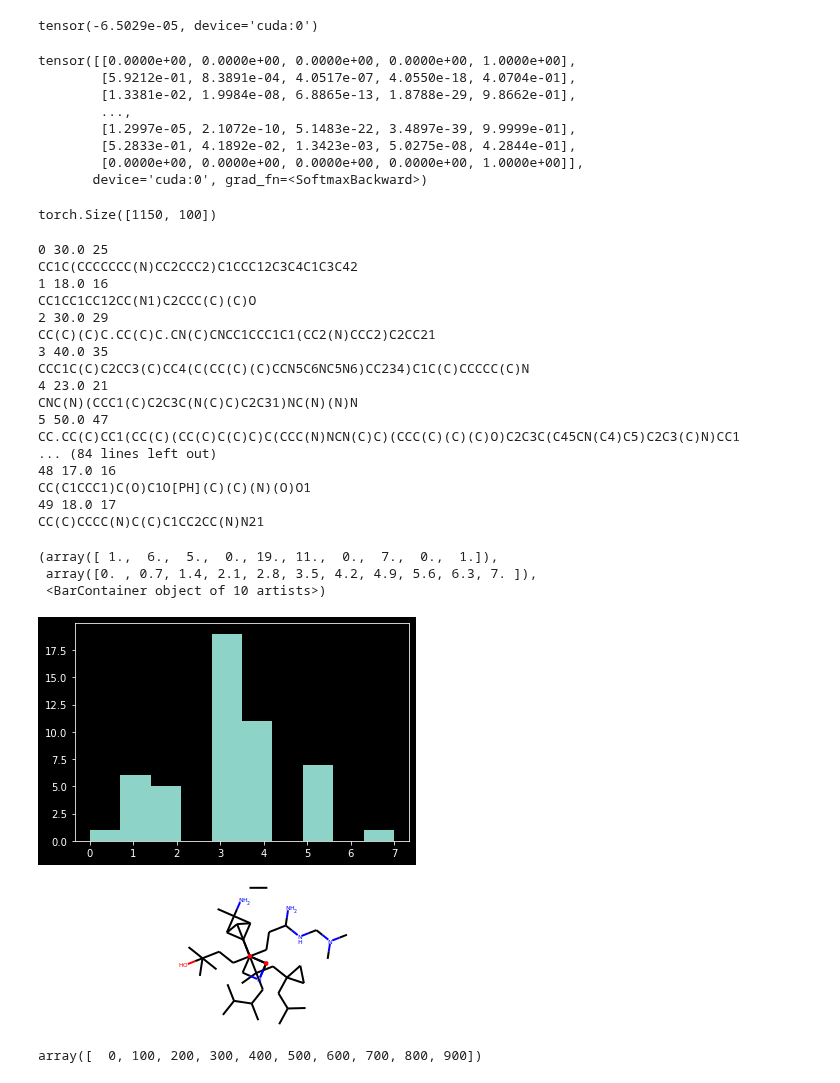
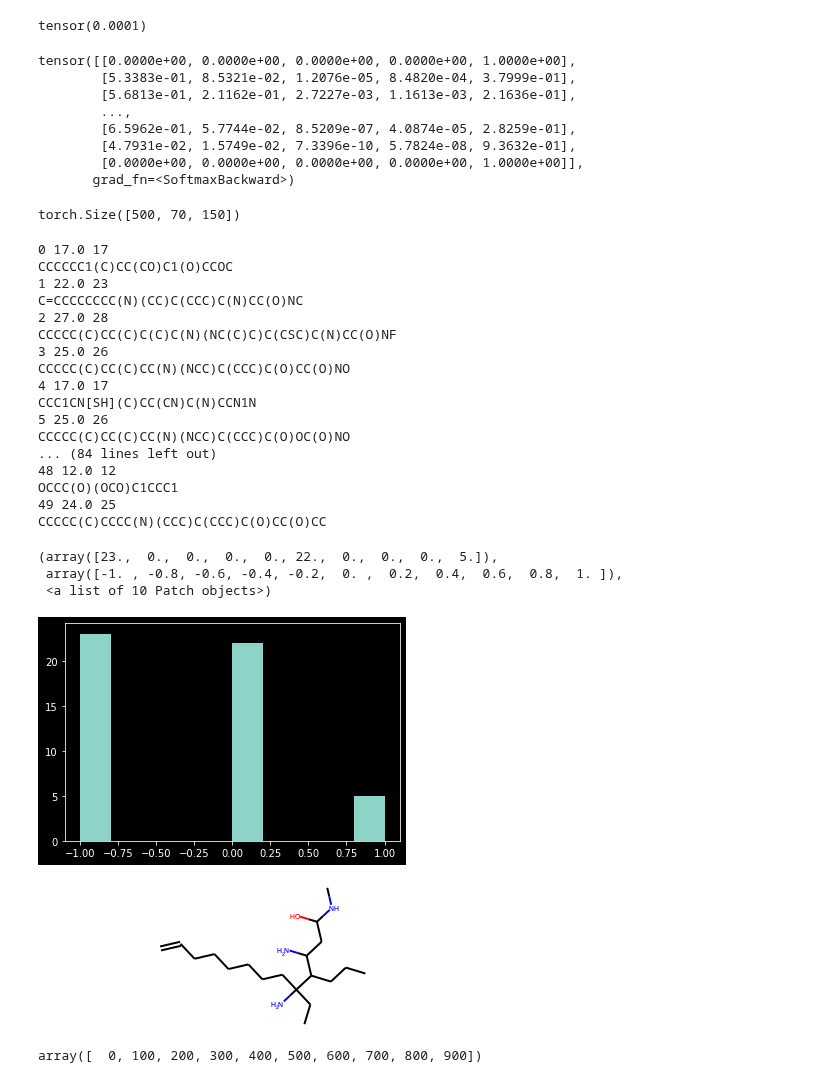
Before and after one commit to octavdragoi/tum-thesis, a Jupyter notebook: ntbk/evaluate.ipynb, the cells around one changed output. Cells and saved outputs as stored; diff of their text form; code cells hidden in the pictures.

```diff
--- a/ntbk/evaluate.ipynb
+++ b/ntbk/evaluate.ipynb
@@ -55,25 +58,20 @@ plt.style.use('dark_background')
 # %%
-model_type = "pointwise"
-sys.argv = ["", "-cuda", "-model_type", model_type, "-one_batch_train"]
+model_type = "molemb"
+sys.argv = ["", "-model_type", model_type, "-one_batch_train"]
 args = get_args()
-outdir_suffix = "dev2"
 args.n_epochs = 100
-# args.init_model = "{}-test13-valconeul-dynamic-softmax1".format(model_type)
-args.init_model = "{}-base-longer-softmax3".format(model_type)
-# args.init_model = "{}-test12-valconeul-dynamic-tau1-softmax5".format(model_type)
-args.init_decoder_model = "{}_decode".format(args.init_model)
-args.output_dir = "mol_opt/output_{}/{}/".format(outdir_suffix, args.init_model)
-args.tb_logs_dir = "mol_opt/logs_{}/{}/".format(outdir_suffix, args.init_model)
+args.init_model = "{}-chembl1".format(model_type)
+args.output_dir = "/Users/octavdragoi/Dropbox/tum-thesis/{}/".format(args.init_model)
+args.tb_logs_dir = "/Users/octavdragoi/Dropbox/tum-thesis/logs_dev3/{}".format(args.init_model)
 args.batch_size = 50
 # %%
 model = args.init_model
-model_iter = 14500
+model_iter = 16
 
 model_name = "model_{}_{}".format(model, model_iter)
 print(args.output_dir + model_name)
-model_decode_name = "model_{}_decode_{}".format(model, model_iter)
 
-molopt, molopt_decoder, _, pen, _, config, _ = load_checkpoint(args.output_dir + model_name)
+molopt, molopt_decoder, _, pen, _, config, _ = load_checkpoint(args.output_dir + model_name ,init_fc = initialize_models, cpu = True)
 
 metrics = MolMetrics(SYMBOLS, FORMAL_CHARGES, BOND_TYPES, False)
 fgw_loss = FGW(alpha = 0.5)
@@ -108,6 +106,7 @@ Penalty params: tau=0.00346 conn_l=28.98622 val_l=48.65414 euler_l=19.03108 epoc
 # %%
 # train_data_loader = get_loader("iclr19-graph2graph/data/qed", "train_pairs", args.batch_size, True)
-train_data_loader = get_loader("molgen/data/chembl50", "train", 50, same_number_atoms = True)
+datatype = "val_split"
+train_data_loader = get_loader("molgen/data/chembl50", datatype, 50, same_number_atoms = True)
 
 for i in train_data_loader:
 #     X = (MolGraph(i[0]))
@@ -205,22 +211,22 @@ bonds_logits_softmaxed = nn.Softmax(dim = 1)(bonds_logits)
 # %%
 grad(bonds_logits_softmaxed[:,4].sum(), bonds_logits, retain_graph = True)[0].sum()
 # %% [output]
-tensor(-6.5029e-05, device='cuda:0')
+tensor(0.0001)
 # %%
 bonds_logits_softmaxed
 # %% [output]
 tensor([[0.0000e+00, 0.0000e+00, 0.0000e+00, 0.0000e+00, 1.0000e+00],
-        [5.9212e-01, 8.3891e-04, 4.0517e-07, 4.0550e-18, 4.0704e-01],
-        [1.3381e-02, 1.9984e-08, 6.8865e-13, 1.8788e-29, 9.8662e-01],
+        [5.3383e-01, 8.5321e-02, 1.2076e-05, 8.4820e-04, 3.7999e-01],
+        [5.6813e-01, 2.1162e-01, 2.7227e-03, 1.1613e-03, 2.1636e-01],
         ...,
-        [1.2997e-05, 2.1072e-10, 5.1483e-22, 3.4897e-39, 9.9999e-01],
-        [5.2833e-01, 4.1892e-02, 1.3423e-03, 5.0275e-08, 4.2844e-01],
+        [6.5962e-01, 5.7744e-02, 8.5209e-07, 4.0874e-05, 2.8259e-01],
+        [4.7931e-02, 1.5749e-02, 7.3396e-10, 5.7824e-08, 9.3632e-01],
         [0.0000e+00, 0.0000e+00, 0.0000e+00, 0.0000e+00, 1.0000e+00]],
-       device='cuda:0', grad_fn=<SoftmaxBackward>)
+       grad_fn=<SoftmaxBackward>)
 # %%
 x_embedding.shape
 # %% [output]
-torch.Size([1150, 100])
+torch.Size([500, 70, 150])
 # %%
 bond_idx = 0
 smiles = []
@@ -241,34 +247,34 @@ for mol_idx, (st, le) in enumerate(Y.scope):
 yhat = np.array(yhat)
 yact = np.array(yact)
 # %% [output]
-0 30.0 25
-CC1C(CCCCCCC(N)CC2CCC2)C1CCC12C3C4C1C3C42
-1 18.0 16
-CC1CC1CC12CC(N1)C2CCC(C)(C)O
-2 30.0 29
-CC(C)(C)C.CC(C)C.CN(C)CNCC1CCC1C1(CC2(N)CCC2)C2CC21
-3 40.0 35
-CCC1C(C)C2CC3(C)CC4(C(CC(C)(C)CCN5C6NC5N6)CC234)C1C(C)CCCCC(C)N
-4 23.0 21
-CNC(N)(CCC1(C)C2C3C(N(C)C)C2C31)NC(N)(N)N
-5 50.0 47
-CC.CC(C)CC1(CC(C)(CC(C)C(C)C)C(CCC(N)NCN(C)C)(CCC(C)(C)(C)O)C2C3C(C45CN(C4)C5)C2C3(C)N)CC1
+0 17.0 17
+CCCCCC1(C)CC(CO)C1(O)CCOC
+1 22.0 23
+C=CCCCCCCC(N)(CC)C(CCC)C(N)CC(O)NC
+2 27.0 28
+CCCCC(C)CC(C)C(C)C(N)(NC(C)C)C(CSC)C(N)CC(O)NF
+3 25.0 26
+CCCCC(C)CC(C)CC(N)(NCC)C(CCC)C(O)CC(O)NO
+4 17.0 17
+CCC1CN[SH](C)CC(CN)C(N)CCN1N
+5 25.0 26
+CCCCC(C)CC(C)CC(N)(NCC)C(CCC)C(O)OC(O)NO
 ... (84 lines left out)
-48 17.0 16
-CC(C1CCC1)C(O)C1O[PH](C)(C)(N)(O)O1
-49 18.0 17
-CC(C)CCCC(N)C(C)C1CC2CC(N)N21
+48 12.0 12
+OCCC(O)(OCO)C1CCC1
+49 24.0 25
+CCCCC(C)CCCC(N)(CCC)C(CCC)C(O)CC(O)CC
 # %%
 plt.hist(yact - yhat)
 # %% [output]
-(array([ 1.,  6.,  5.,  0., 19., 11.,  0.,  7.,  0.,  1.]),
- array([0. , 0.7, 1.4, 2.1, 2.8, 3.5, 4.2, 4.9, 5.6, 6.3, 7. ]),
- <BarContainer object of 10 artists>)
+(array([23.,  0.,  0.,  0.,  0., 22.,  0.,  0.,  0.,  5.]),
+ array([-1. , -0.8, -0.6, -0.4, -0.2,  0. ,  0.2,  0.4,  0.6,  0.8,  1. ]),
+ <a list of 10 Patch objects>)
-[figure, old version]
+[figure, new version]
 # %%
-Chem.MolFromSmiles(smiles[5], sanitize = False)
+Chem.MolFromSmiles(smiles[1], sanitize = False)
 # %% [output]
-[figure, old version]
+[figure, new version]
 # %%
 np.arange(0,1000,100)
 # %% [output]
```
Also changed, not shown: parts of 10 cells of this notebook, 11 other files.
